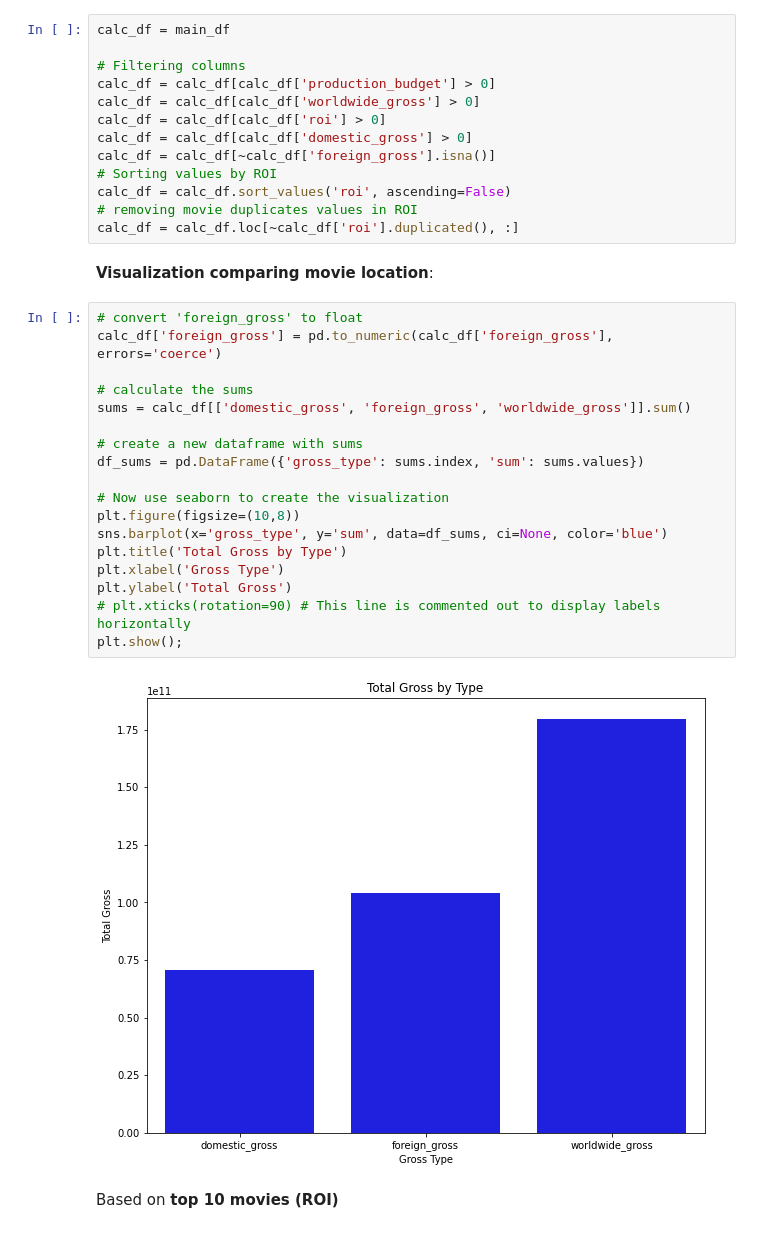
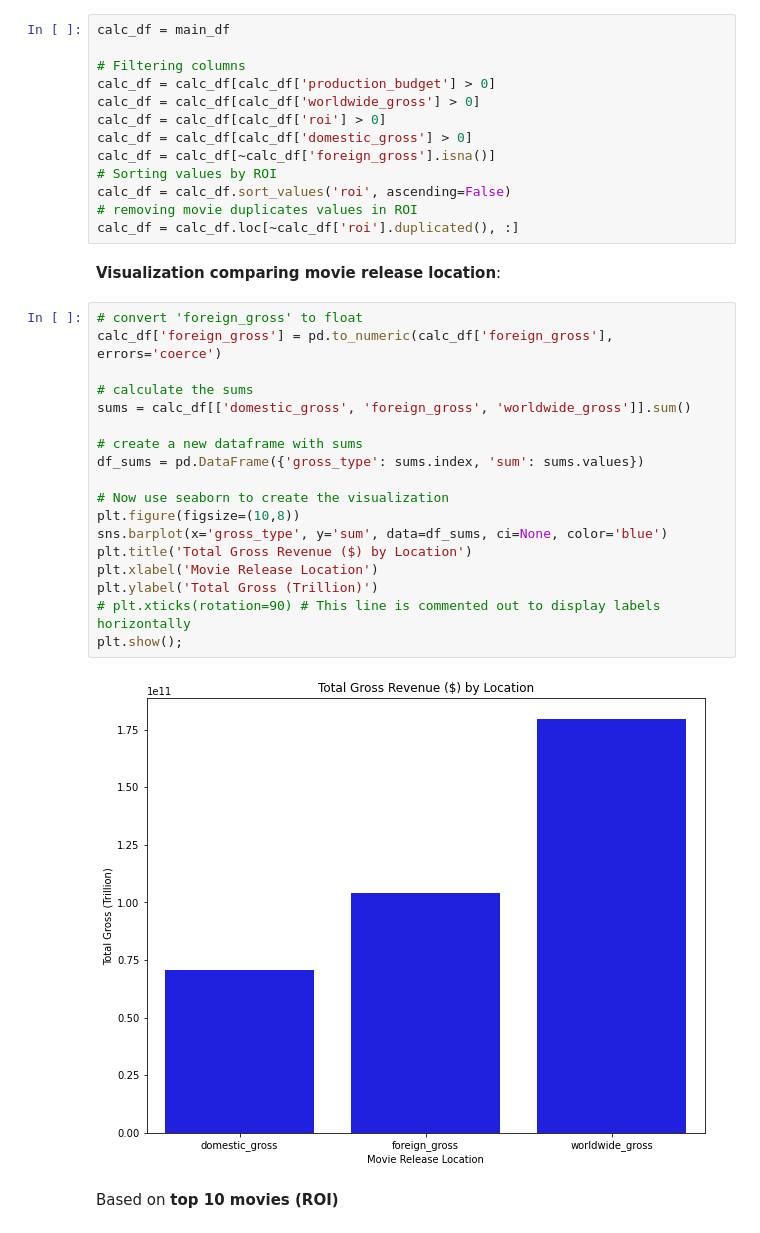
Before and after one commit to learn-co-curriculum/dsc-phase-2-project-v3, a Jupyter notebook: main_workbook.ipynb, the cells around one changed output. Cells and saved outputs as stored; diff of their text form.

Commit message:
visualization labels updated

```diff
--- a/main_workbook.ipynb
+++ b/main_workbook.ipynb
@@ -435,27 +338,27 @@ calc_df = calc_df.sort_values('roi', ascending=False)
 # removing movie duplicates values in ROI
 calc_df = calc_df.loc[~calc_df['roi'].duplicated(), :]
 # %% [markdown]
-**Visualization comparing movie location**:
+**Visualization comparing movie release location**:
 # %%
 # convert 'foreign_gross' to float
 calc_df['foreign_gross'] = pd.to_numeric(calc_df['foreign_gross'], errors='coerce')
 
 # calculate the sums
 sums = calc_df[['domestic_gross', 'foreign_gross', 'worldwide_gross']].sum()
 
 # create a new dataframe with sums
 df_sums = pd.DataFrame({'gross_type': sums.index, 'sum': sums.values})
 
 # Now use seaborn to create the visualization
 plt.figure(figsize=(10,8))
 sns.barplot(x='gross_type', y='sum', data=df_sums, ci=None, color='blue')
-plt.title('Total Gross by Type')
-plt.xlabel('Gross Type')
-plt.ylabel('Total Gross')
+plt.title('Total Gross Revenue ($) by Location')
+plt.xlabel('Movie Release Location')
+plt.ylabel('Total Gross (Trillion)')
 # plt.xticks(rotation=90) # This line is commented out to display labels horizontally
 plt.show();
 # %% [output]
-[figure, old version]
+[figure, new version]
 # %% [markdown]
 Based on **top 10 movies (ROI)**
 # %% [markdown]
```
Also changed, not shown: parts of 19 cells of this notebook.
